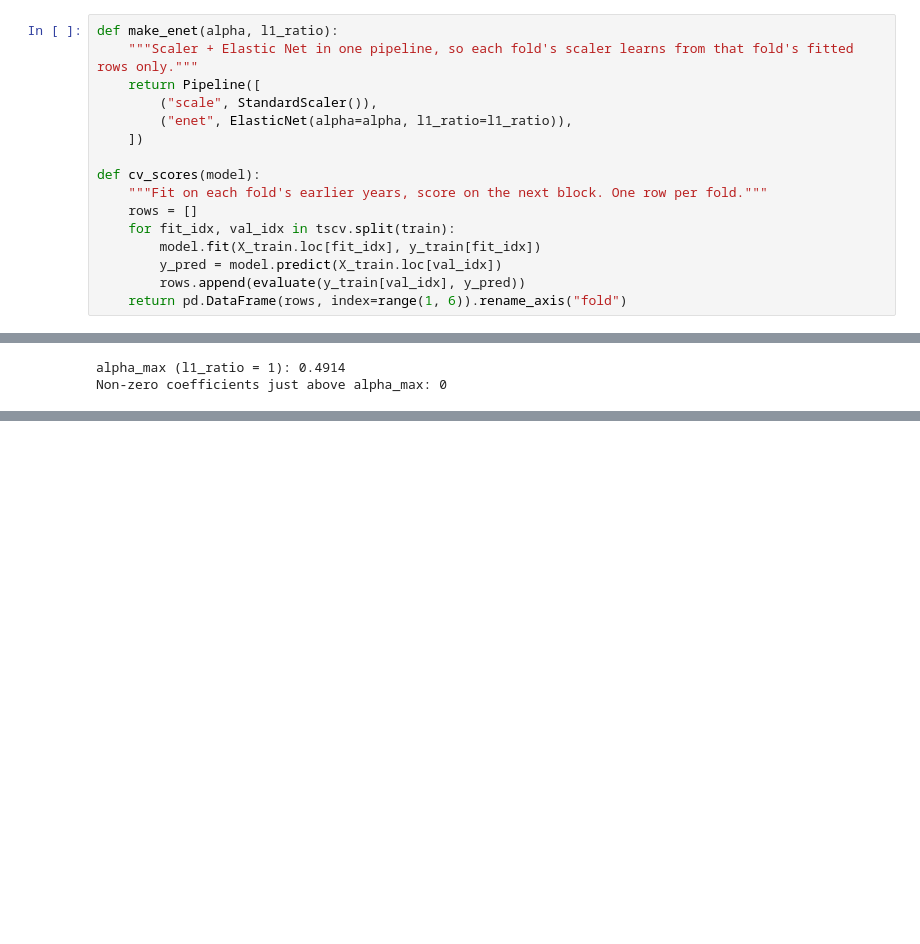
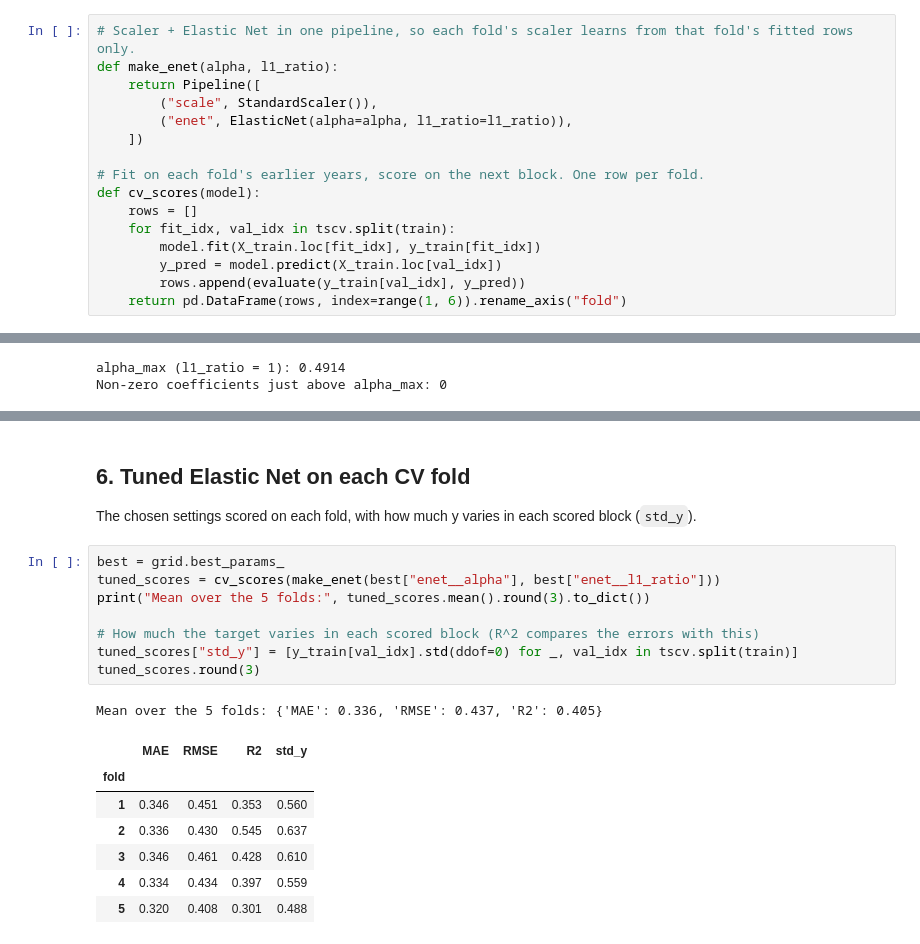
Before and after one commit to sadmanaraf/forecasting-spy-5-day-realised-volatility, a Jupyter notebook: slices/linear_ml/elastic_net_model.ipynb, the cells around one changed output, grey strips where cells are left out. Drawn from its saved outputs; the diff is of its cells as text; blank space fills up the shorter version.

Commit message:
Finished ElasticNet model notebook + updated Main_notebook alternatives table

```diff
--- a/slices/linear_ml/elastic_net_model.ipynb
+++ b/slices/linear_ml/elastic_net_model.ipynb
@@ -203,13 +198,13 @@ Elastic Net penalises each coefficient by its size, so the features must be on o
 # %%
+# Scaler + Elastic Net in one pipeline, so each fold's scaler learns from that fold's fitted rows only.
 def make_enet(alpha, l1_ratio):
-    """Scaler + Elastic Net in one pipeline, so each fold's scaler learns from that fold's fitted rows only."""
     return Pipeline([
         ("scale", StandardScaler()),
         ("enet", ElasticNet(alpha=alpha, l1_ratio=l1_ratio)),
     ])
 
+# Fit on each fold's earlier years, score on the next block. One row per fold.
 def cv_scores(model):
-    """Fit on each fold's earlier years, score on the next block. One row per fold."""
     rows = []
     for fit_idx, val_idx in tscv.split(train):
         model.fit(X_train.loc[fit_idx], y_train[fit_idx])
@@ -287,0 +296,21 @@ Best settings: {'enet__alpha': 0.01, 'enet__l1_ratio': 1.0} CV RMSE 0.437
+# %% [markdown]
+## 6. Tuned Elastic Net on each CV fold
+
+The chosen settings scored on each fold, with how much y varies in each scored block (`std_y`).
+# %%
+best = grid.best_params_
+tuned_scores = cv_scores(make_enet(best["enet__alpha"], best["enet__l1_ratio"]))
+print("Mean over the 5 folds:", tuned_scores.mean().round(3).to_dict())
+
+# How much the target varies in each scored block (R^2 compares the errors with this)
+tuned_scores["std_y"] = [y_train[val_idx].std(ddof=0) for _, val_idx in tscv.split(train)]
+tuned_scores.round(3)
+# %% [output]
+Mean over the 5 folds: {'MAE': 0.336, 'RMSE': 0.437, 'R2': 0.405}
+|  | MAE | RMSE | R2 | std_y |
+| fold |  |  |  |  |
+| 1 | 0.346 | 0.451 | 0.353 | 0.560 |
+| 2 | 0.336 | 0.430 | 0.545 | 0.637 |
+| 3 | 0.346 | 0.461 | 0.428 | 0.610 |
+| 4 | 0.334 | 0.434 | 0.397 | 0.559 |
+| 5 | 0.320 | 0.408 | 0.301 | 0.488 |
```
Also changed, not shown: parts of 17 cells of this notebook, 3 other files.
